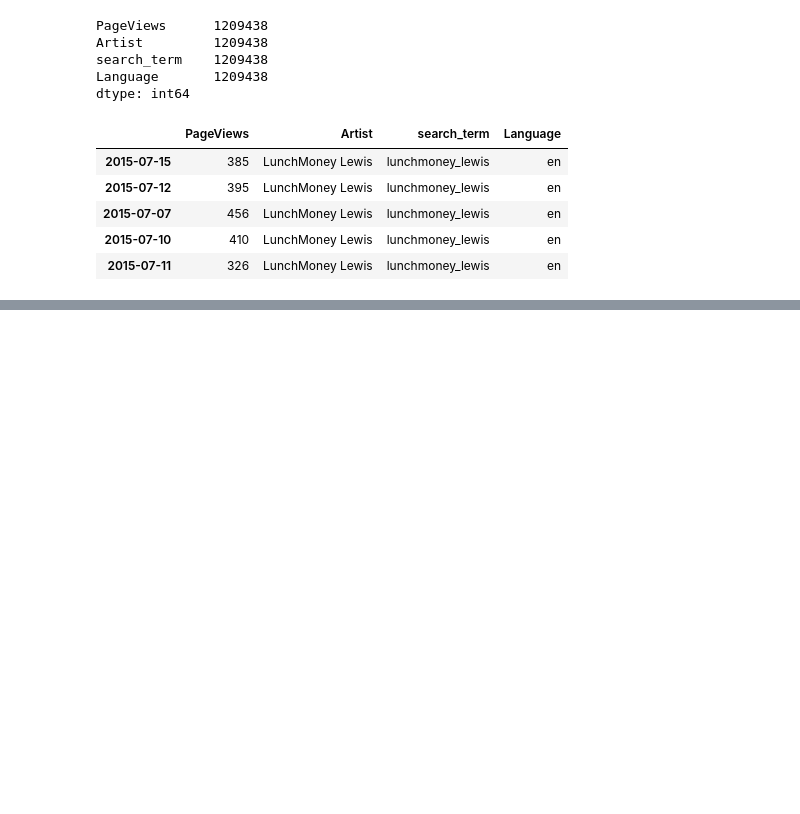
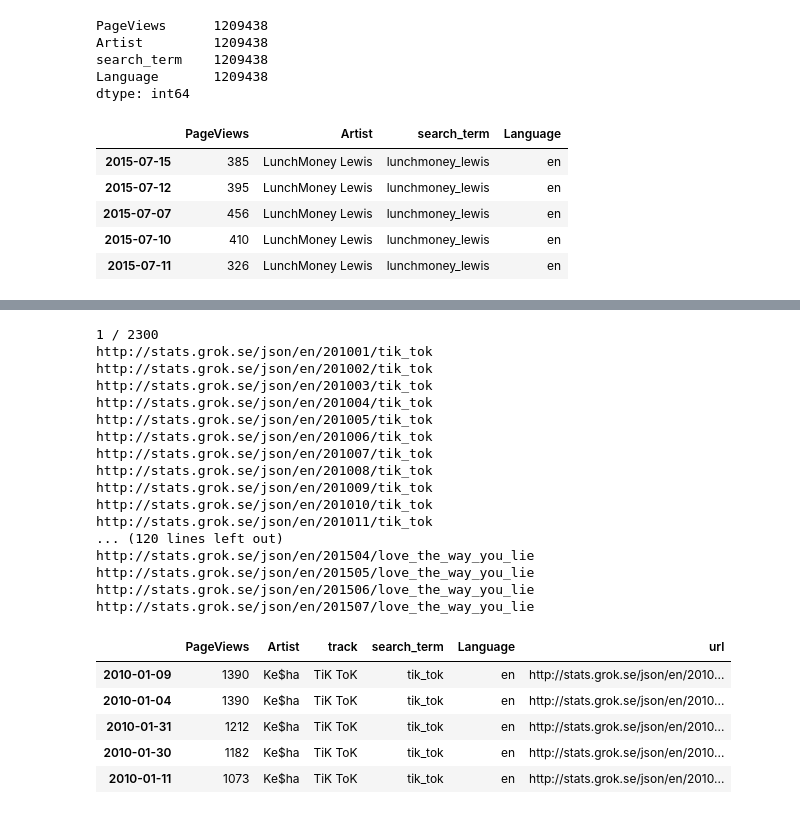
Before and after one commit to trxw/CDIPS_PandoraTeam, a Jupyter notebook: wikipedia/WikiScraper.ipynb, the cells around one changed output, grey strips where cells are left out. Saved outputs shown, nothing was run; the diff lists cells and outputs as text; code cells hidden in the pictures; blank space fills up the shorter version.

```diff
--- a/wikipedia/WikiScraper.ipynb
+++ b/wikipedia/WikiScraper.ipynb
@@ -120,14 +113,14 @@ lang = 'en'
 DailyStats = DataFrame()
 #for a in range(0, len(ArtistList) -1):
 n = len(ArtistList)
-for a in ArtistList.index.values:
+for a in ArtistList.index.values[:5]:
 #for a in ArtistList.index.values[41:100]:
     print a+1,'/',n
     for year,month in year_months:
         try:
             url= baseurl+lang+'/'+year+month+'/'
             #search_term = ArtistList['artist_name'][a]
-            search_term = ArtistList['artist_name_clean'][a]
+            search_term = ArtistList['artist_name_underscore'][a]
             url += search_term
             #print url
             #response = request.urlopen(url)
@@ -140,6 +133,7 @@ for a in ArtistList.index.values:
             df['Artist'] = ArtistList['artist_name'][a]
             df['search_term'] = search_term
             df['Language'] = lang
+            df['url'] = url
             DailyStats = DailyStats.append(df)
 
         except:
@@ -225,0 +263,62 @@ DailyStats.to_csv('DailyWikiStats_from_billboard_2010_15.csv',index=False)
+# %%
+reader = codecs.getreader("utf-8")
+baseurl = "http://stats.grok.se/json/"
+lang = 'en'
+#year = '2015'
+#month = '05'
+DailyStats = DataFrame()
+#for a in range(0, len(ArtistList) -1):
+n = len(billboard10_15)
+for i,a in enumerate(billboard10_15.index.values[:2]):
+    print i+1,'/',n
+    adf = DataFrame()
+    for year,month in year_months:
+        try:
+            url= baseurl+lang+'/'+year+month+'/'
+            search_term = billboard10_15['track_underscore'][a]
+            url += search_term
+            print url
+            #response = request.urlopen(url)
+            response = urlopen(url)
+            json_obj = load(reader(response))
+            d = json_obj['daily_views']
+            s  = pd.Series(d,index=d.keys())
+            df = pd.DataFrame(s)
+            df.columns = ['PageViews']
+            df['Artist'] = billboard10_15['artist_name_clean'][a]
+            df['track'] = billboard10_15['track'][a]
+            df['search_term'] = search_term
+            df['Language'] = lang
+            df['url'] = url
+            adf = adf.append(df)
+
+        except:
+            print (billboard10_15[['artist_name_clean','track']][a] )
+
+    DailyStats = DailyStats.append(adf)
+
+DailyStats.head()
+# %% [output]
+1 / 2300
+http://stats.grok.se/json/en/201001/tik_tok
+http://stats.grok.se/json/en/201002/tik_tok
+http://stats.grok.se/json/en/201003/tik_tok
+http://stats.grok.se/json/en/201004/tik_tok
+http://stats.grok.se/json/en/201005/tik_tok
+http://stats.grok.se/json/en/201006/tik_tok
+http://stats.grok.se/json/en/201007/tik_tok
+http://stats.grok.se/json/en/201008/tik_tok
+http://stats.grok.se/json/en/201009/tik_tok
+http://stats.grok.se/json/en/201010/tik_tok
+http://stats.grok.se/json/en/201011/tik_tok
+... (120 lines left out)
+http://stats.grok.se/json/en/201504/love_the_way_you_lie
+http://stats.grok.se/json/en/201505/love_the_way_you_lie
+http://stats.grok.se/json/en/201506/love_the_way_you_lie
+http://stats.grok.se/json/en/201507/love_the_way_you_lie
+|  | PageViews | Artist | track | search_term | Language | url |
+| 2010-01-09 | 1390 | Ke$ha | TiK ToK | tik_tok | en | http://stats.grok.se/json/en/2010... |
+| 2010-01-04 | 1390 | Ke$ha | TiK ToK | tik_tok | en | http://stats.grok.se/json/en/2010... |
+| 2010-01-31 | 1212 | Ke$ha | TiK ToK | tik_tok | en | http://stats.grok.se/json/en/2010... |
+| 2010-01-30 | 1182 | Ke$ha | TiK ToK | tik_tok | en | http://stats.grok.se/json/en/2010... |
+| 2010-01-11 | 1073 | Ke$ha | TiK ToK | tik_tok | en | http://stats.grok.se/json/en/2010... |
```
Also changed, not shown: parts of 14 cells of this notebook, 8 other files.
